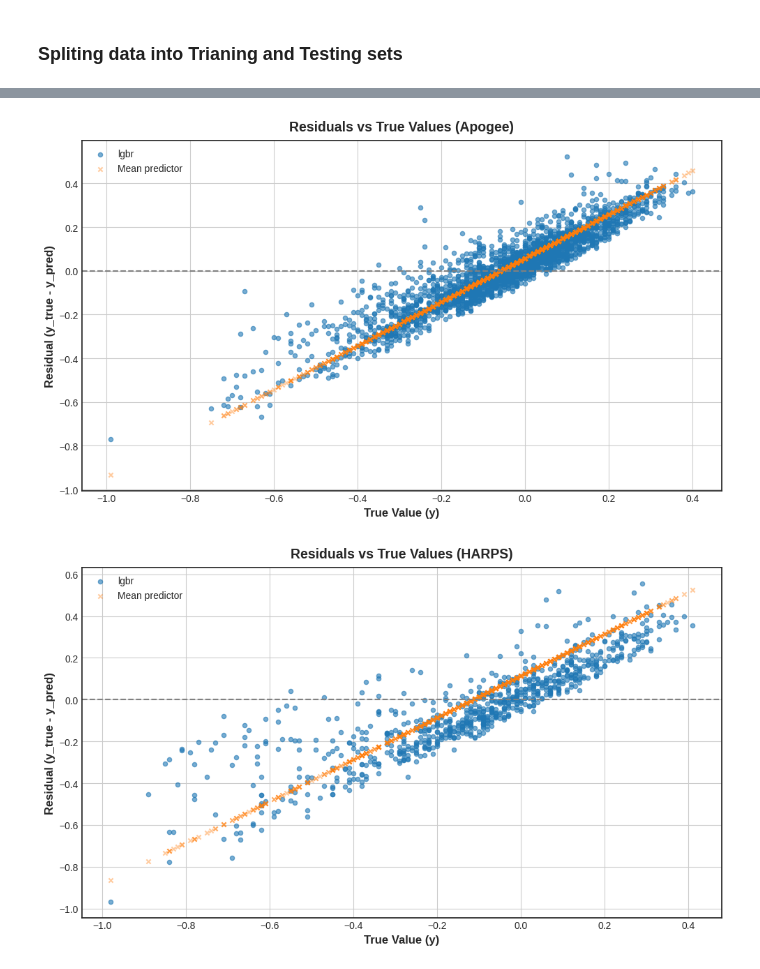
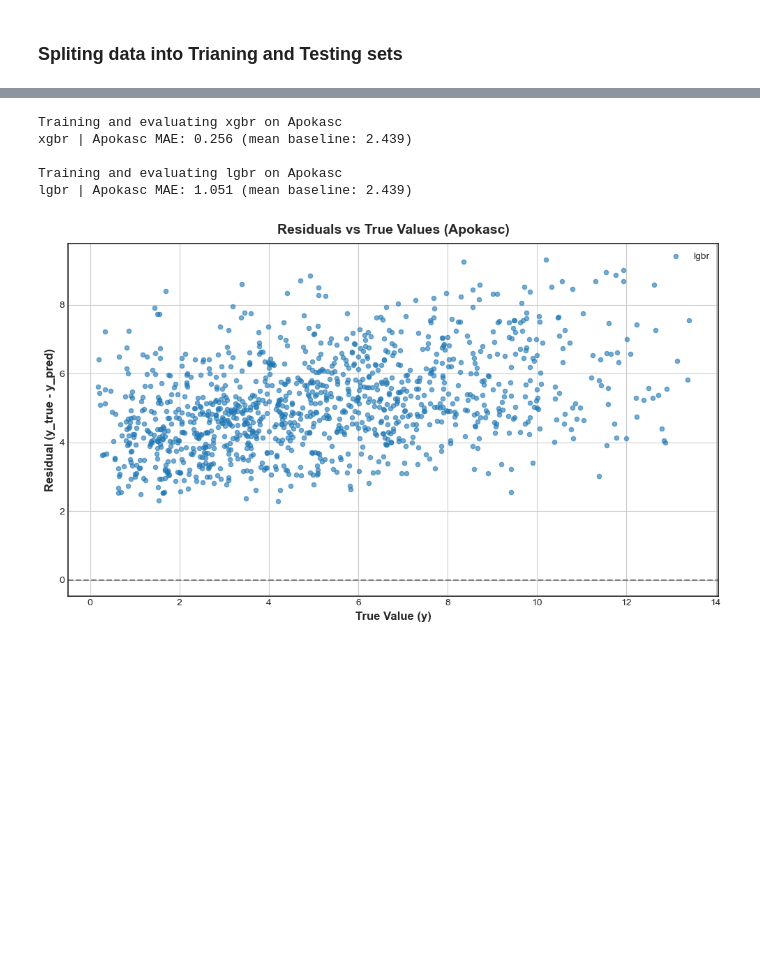
Before and after one commit to vadibekyan/AbundanceML, a Jupyter notebook: baseline_ML_age_kinematics_feh.ipynb, the cells around one changed output, grey strips where cells are left out. Drawn from its saved outputs; the diff is of its cells as text; code cells hidden in the pictures; blank space fills up the shorter version.

```diff
--- a/baseline_ML_age_kinematics_feh.ipynb
+++ b/baseline_ML_age_kinematics_feh.ipynb
@@ -95,0 +83,2 @@ galah.dropna(inplace = True)
+# %%
+apokasc = apokasc[apokasc.age_rcagb < 13.5]  # Filter out ages greater than 13.5 Gyr
@@ -174,0 +101,7 @@ To enable the following instructions: AVX2 AVX_VNNI FMA, in other operations, re
+# %%
+apokasc_train_full, apokasc_test = train_test_split(apokasc, test_size=0.1, random_state=random_state)
+X_apokasc_train = apokasc_train_full.drop(columns=['age_rcagb'])
+y_apokasc_train = apokasc_train_full['age_rcagb']
+
+X_apokasc_test = apokasc_test.drop(columns=['age_rcagb'])
+y_apokasc_test = apokasc_test['age_rcagb']
@@ -182,23 +132,16 @@ catr = CatBoostRegressor(random_state=random_state, verbose=False, thread_count=
 extr = ExtraTreesRegressor(random_state=random_state, n_jobs=-1)
 
 
-voting_r = VotingRegressor(estimators=[
-    ('xgbr', xgbr),
-    #('rfr', rfr),
-    ('extr', extr),
-    ('lgbr', lgbr),
-    ('catr', catr)
-])
+
 
 model_names = {
-    'dl_model': dl_model,
     'xgbr': xgbr,
     #'rfr': rfr,
-    'extr': extr,
+    #'extr': extr,
     #'svr': svr,
     #'lr': lr,
     'lgbr': lgbr,
-    'catr': catr,
+    #'catr': catr,
     #'voting_r': voting_r
 }
 # %%
@@ -359,3 +244,18 @@ catr | GALAH MAE: 0.128 (mean baseline: 0.148)
+# %%
+# Evaluate on Apogee test
+results_apogee = evaluate_on_test_data(
+    X_apokasc_test, y_apokasc_test,
+    test_df=apokasc_test,
+    target='age_rcagb',
+    models=model_names,
+    test_name='Apokasc'
+)
+# %% [output]
+Training and evaluating xgbr on Apokasc
+xgbr | Apokasc MAE: 0.256 (mean baseline: 2.439)
+
+Training and evaluating lgbr on Apokasc
+lgbr | Apokasc MAE: 1.051 (mean baseline: 2.439)
 # %%
 def plot_residuals_vs_features(X, y_true, y_pred, feature_names=None, model_name='Model', sample_name='Test Set'):
     """
@@ -416,12 +316,13 @@ def plot_residuals_vs_true(y_true, y_pred, model_name='Model', sample_name='Test
     y_pred = np.array(y_pred)
     y_mean = np.full_like(y_true, y_true.mean())
 
-    residuals_model = y_true - y_pred
+    #residuals_model = y_true - y_pred
+    residuals_model =  y_pred
     residuals_mean = y_true - y_mean
 
     plt.figure(figsize=(10, 6))
     plt.scatter(y_true, residuals_model, alpha=0.6, label=f'{model_name}', s=20)
-    plt.scatter(y_true, residuals_mean, alpha=0.4, label='Mean predictor', s=20, marker='x')
+    #plt.scatter(y_true, residuals_mean, alpha=0.4, label='Mean predictor', s=20, marker='x')
 
     plt.axhline(0, color='gray', linestyle='--')
     plt.xlabel('True Value (y)')
@@ -434,17 +335,10 @@ def plot_residuals_vs_true(y_true, y_pred, model_name='Model', sample_name='Test
 # %%
 # Example for one model and one test set
 best_model_name = 'lgbr'
 model = model_names[best_model_name]
-model.fit(X_combined_train, y_combined_train)
+model.fit(X_apokasc_train, y_apokasc_train)
 
-y_pred_apogee = model.predict(X_apogee_test)
-plot_residuals_vs_true(y_apogee_test, y_pred_apogee, model_name=best_model_name, sample_name='Apogee')
-
-y_pred_harps = model.predict(X_harps)
-plot_residuals_vs_true(y_harps, y_pred_harps, model_name=best_model_name, sample_name='HARPS')
-
-y_pred_galah = model.predict(X_galah_test)
-plot_residuals_vs_true(y_galah_test, y_pred_galah, model_name=best_model_name, sample_name='GALAH')
+y_pred_apokasc = model.predict(X_apokasc_test)
+plot_residuals_vs_true(y_apokasc_test, y_pred_apokasc, model_name=best_model_name, sample_name='Apokasc')
 # %% [output]
-[figure, old version]
+[figure, new version]
-[figure, removed]
```
Also changed, not shown: parts of 20 cells of this notebook, 3 other files.
